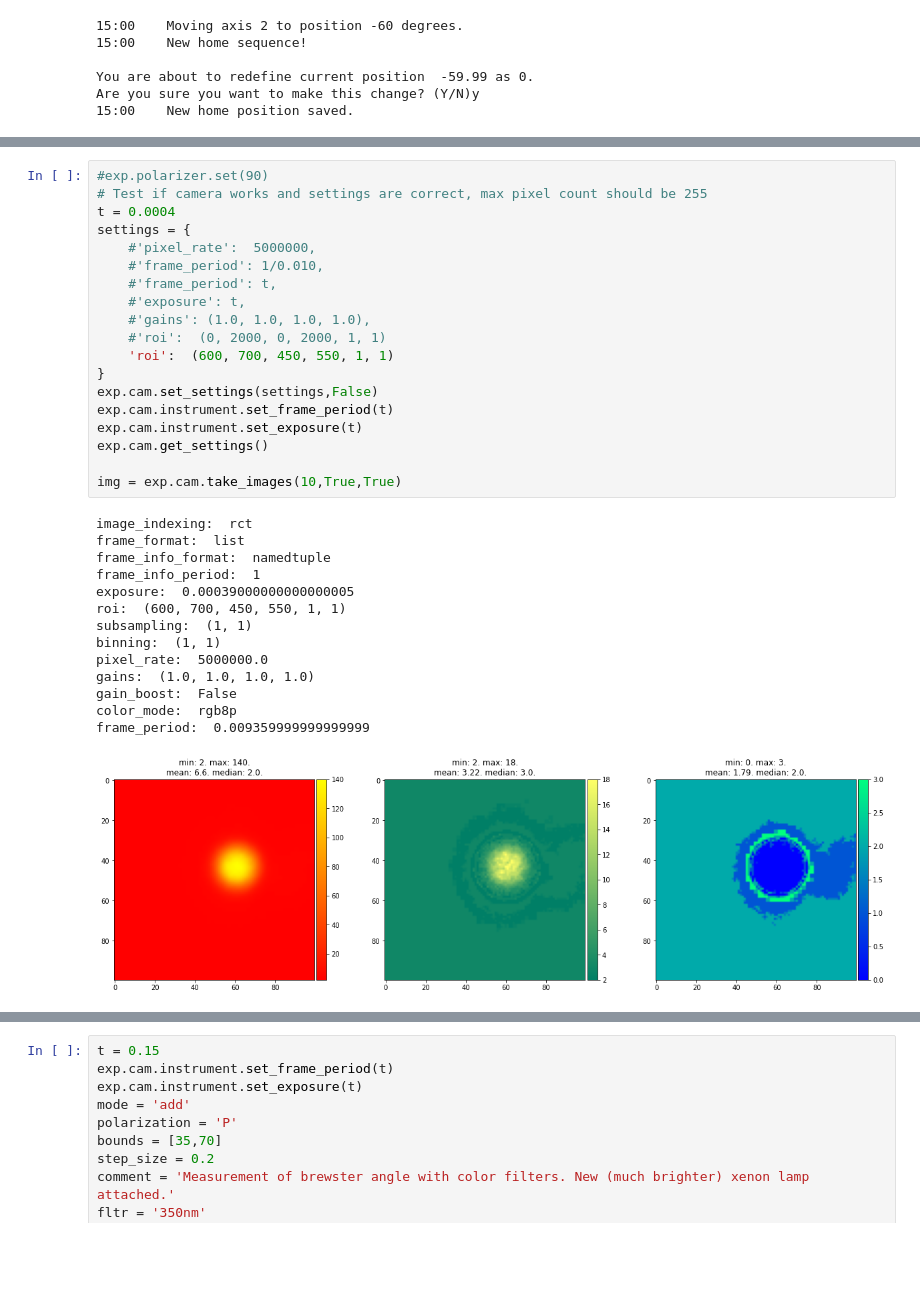
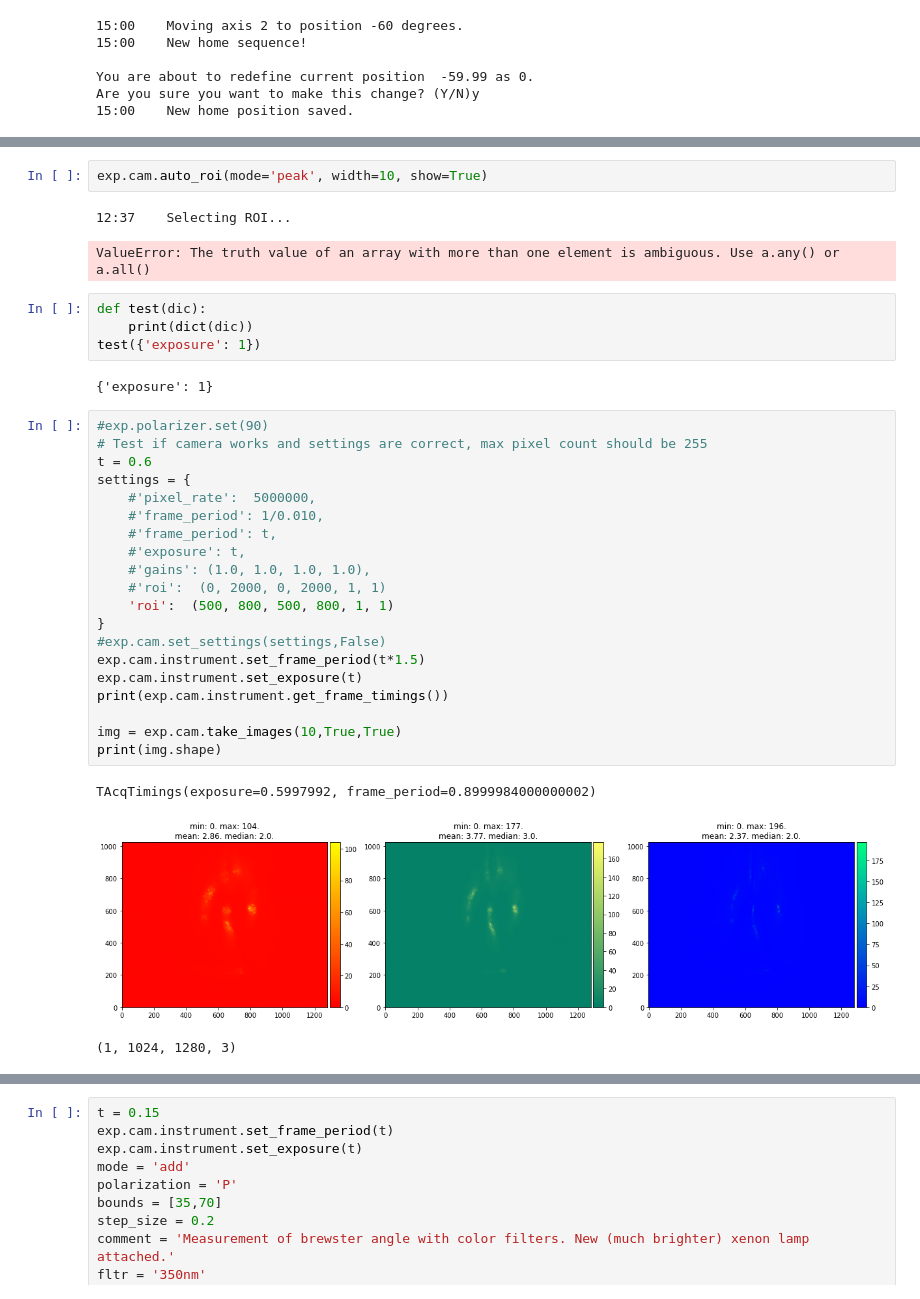
Before and after one commit to MooiMop/Beetle-Classifer-Robot, a Jupyter notebook: master.ipynb, the cells around one changed output, grey strips where cells are left out. Saved outputs shown, nothing was run; the diff lists cells and outputs as text; blank space fills up the shorter version.

```diff
--- a/master.ipynb
+++ b/master.ipynb
@@ -93,34 +101,35 @@ Are you sure you want to make this change? (Y/N)y
+# %%
+exp.cam.auto_roi(mode='peak', width=10, show=True)
+# %% [output]
+12:37    Selecting ROI...
+ValueError: The truth value of an array with more than one element is ambiguous. Use a.any() or a.all()
+# %%
+def test(dic):
+    print(dict(dic))
+test({'exposure': 1})
+# %% [output]
+{'exposure': 1}
 # %%
 #exp.polarizer.set(90)
 # Test if camera works and settings are correct, max pixel count should be 255
-t = 0.0004
+t = 0.6
 settings = {
     #'pixel_rate':  5000000,
     #'frame_period': 1/0.010,
     #'frame_period': t,
     #'exposure': t,
     #'gains': (1.0, 1.0, 1.0, 1.0),
     #'roi':  (0, 2000, 0, 2000, 1, 1)
-    'roi':  (600, 700, 450, 550, 1, 1)
+    'roi':  (500, 800, 500, 800, 1, 1)
 }
-exp.cam.set_settings(settings,False)
-exp.cam.instrument.set_frame_period(t)
+#exp.cam.set_settings(settings,False)
+exp.cam.instrument.set_frame_period(t*1.5)
 exp.cam.instrument.set_exposure(t)
-exp.cam.get_settings()
+print(exp.cam.instrument.get_frame_timings())
 
 img = exp.cam.take_images(10,True,True)
+print(img.shape)
 # %% [output]
-image_indexing:  rct
-frame_format:  list
-frame_info_format:  namedtuple
-frame_info_period:  1
-exposure:  0.00039000000000000005
-roi:  (600, 700, 450, 550, 1, 1)
-subsampling:  (1, 1)
-binning:  (1, 1)
-pixel_rate:  5000000.0
-gains:  (1.0, 1.0, 1.0, 1.0)
-gain_boost:  False
-color_mode:  rgb8p
-frame_period:  0.009359999999999999
+TAcqTimings(exposure=0.5997992, frame_period=0.8999984000000002)
-[figure, old version]
+[figure, new version]
+(1, 1024, 1280, 3)
```
Also changed, not shown: parts of 9 cells of this notebook, 9 other files.
